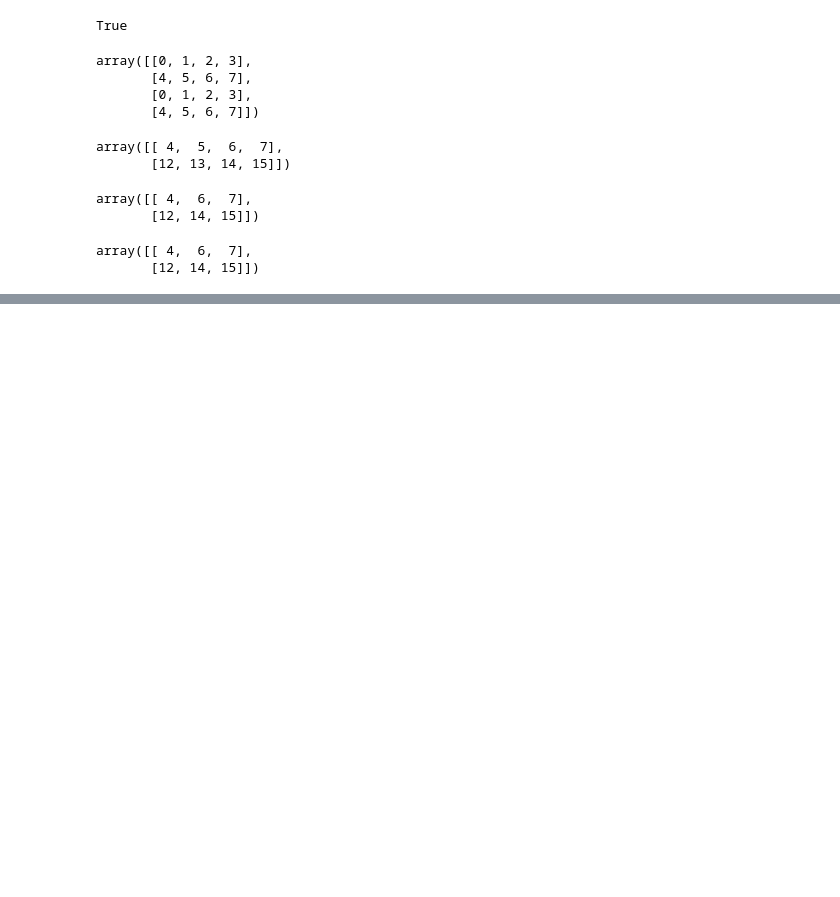
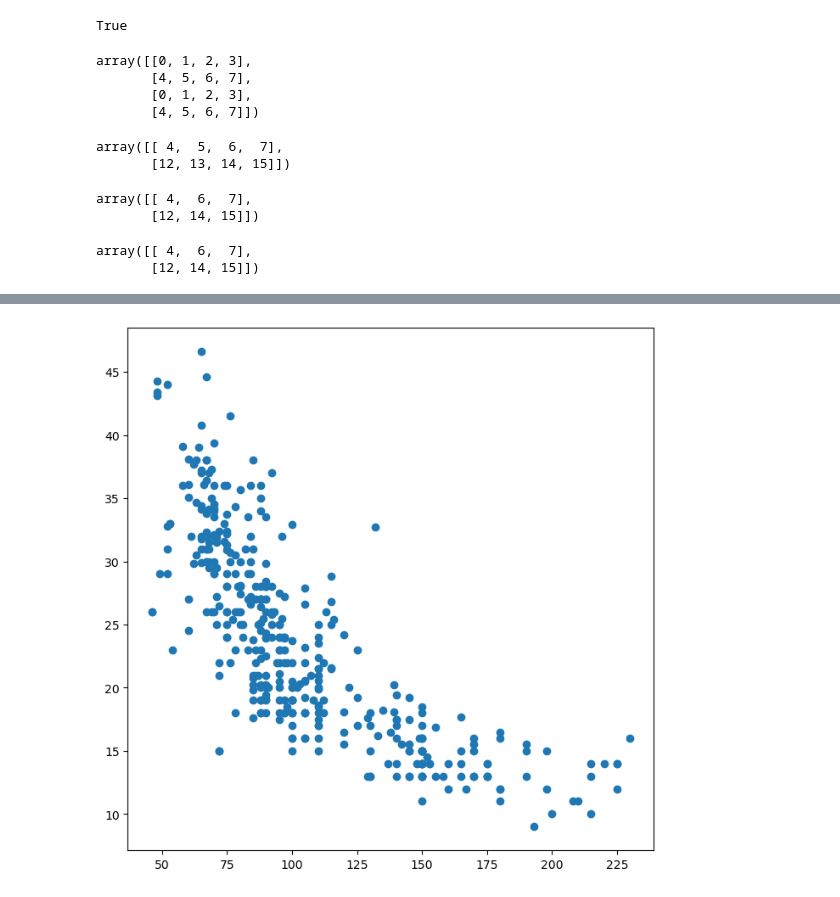
Before and after one commit to Denyse1/Data-mining, a Jupyter notebook: Work-TD.ipynb, the cells around one changed output, grey strips where cells are left out. Saved outputs shown, nothing was run; the diff lists cells and outputs as text; code cells hidden in the pictures; blank space fills up the shorter version.

```diff
--- a/Work-TD.ipynb
+++ b/Work-TD.ipynb
@@ -433,0 +465,5 @@ Auto
+# %%
+ Auto = pd.read_csv('Auto.data',
+na_values=['?'],
+delim_whitespace=True)
+Auto['horsepower'].sum()
@@ -433,0 +474,3 @@ Auto
+# %%
+Auto_new = Auto.dropna()
+Auto_new.shape
@@ -433,0 +479,3 @@ Auto
+# %%
+Auto = Auto_new # overwrite the previous value
+Auto.columns
@@ -433,0 +534,3 @@ Auto
+# %%
+Auto_re = Auto.set_index('name')
+Auto_re
@@ -433,0 +739,5 @@ Auto
+# %%
+fig, ax = subplots(figsize=(8, 8))
+ax.plot(Auto['horsepower'], Auto['mpg'], 'o');
+# %% [output]
+[figure, added]
```
Also changed, not shown: parts of 155 cells of this notebook.
